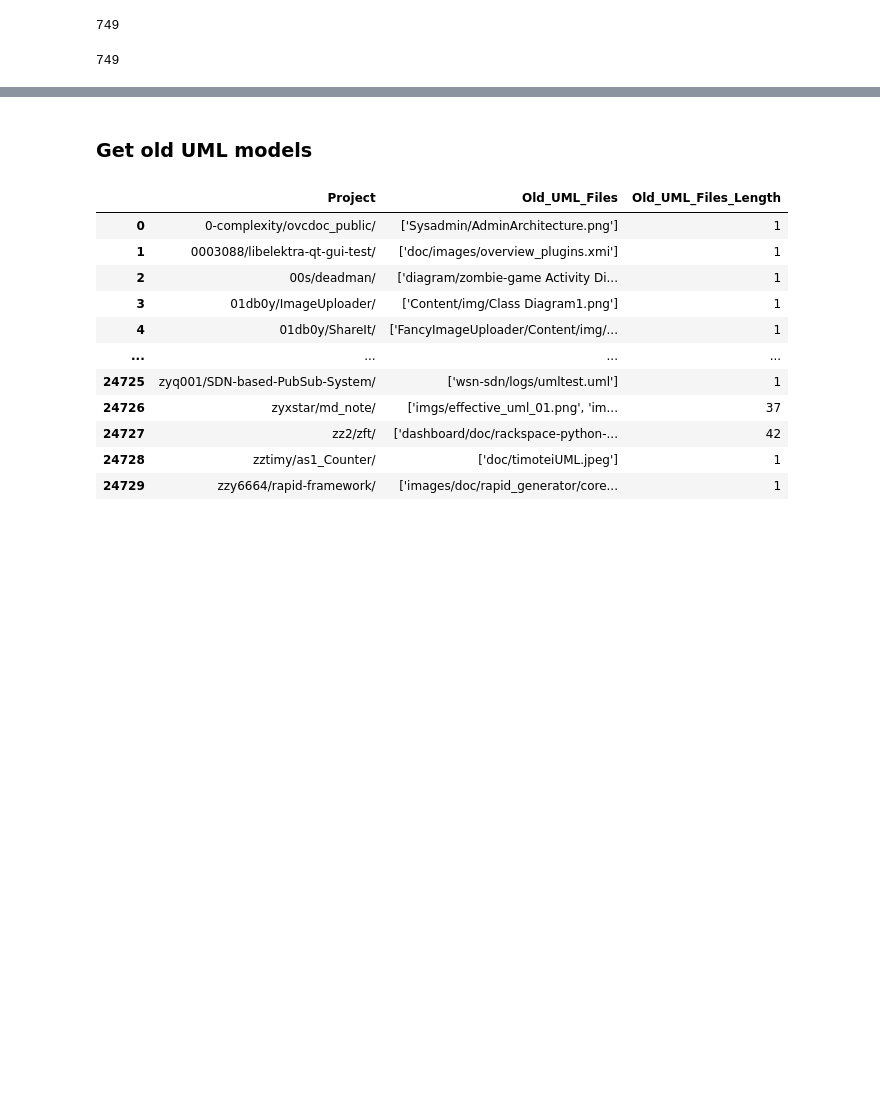
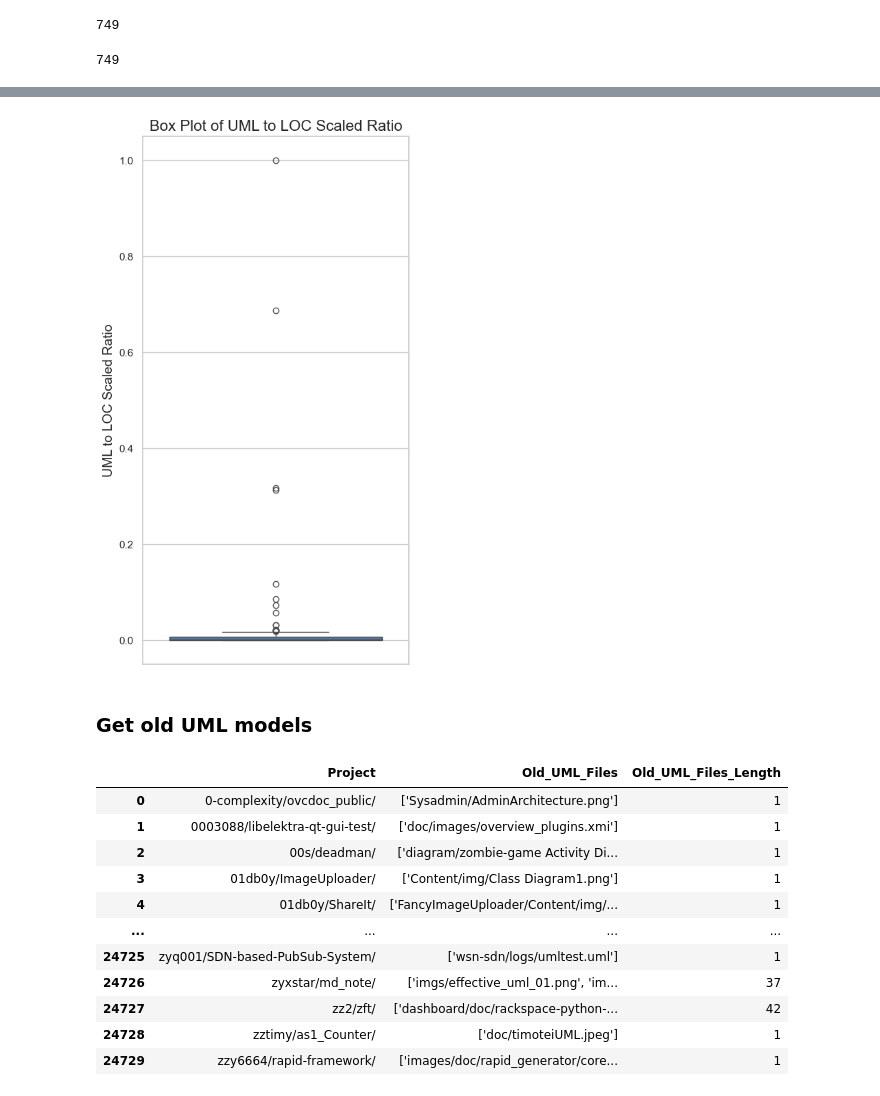
Before and after one commit to zakipauzi/uml_code_traceability, a Jupyter notebook: 2_filter_repos.ipynb, the cells around one changed output, grey strips where cells are left out. Cells and saved outputs as stored; diff of their text form; code cells hidden in the pictures; blank space fills up the shorter version.

```diff
--- a/2_filter_repos.ipynb
+++ b/2_filter_repos.ipynb
@@ -357,3 +381,21 @@ grouped_uml_files_df['UML_Files_Length'].sum()
+# %%
+import seaborn as sns
+
+# Set the style
+sns.set(style="whitegrid")
+
+# Create the box plot
+plt.figure(figsize=(5, 10))
+sns.boxplot(data=class_diagrams_grouped_df, y='UML_LOC_ratio_scaled')
+
+# Add labels and title
+plt.ylabel('UML to LOC Scaled Ratio', fontsize=14)
+plt.title('Box Plot of UML to LOC Scaled Ratio', fontsize=16)
+
+# Show the plot
+plt.show()
+# %% [output]
+[figure, added]
 # %% [markdown]
 ### Get old UML models
 # %%
```
Also changed, not shown: parts of 18 cells of this notebook, 1 other file.
